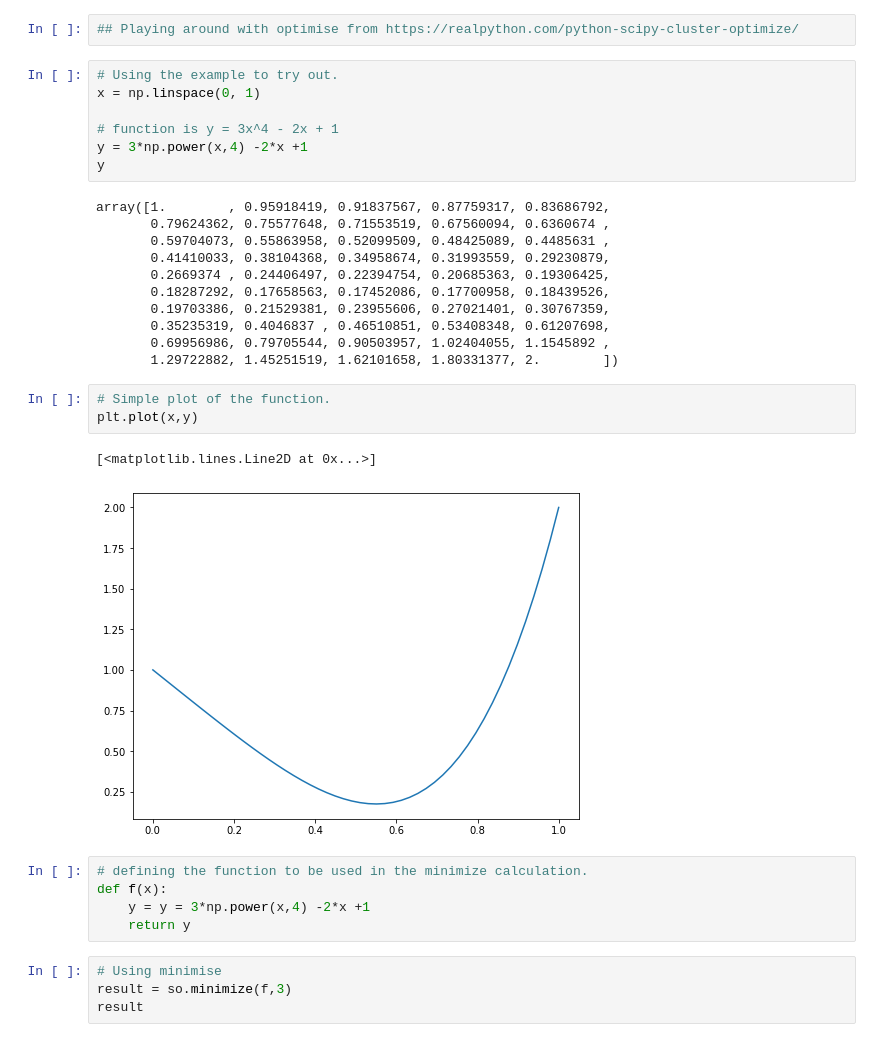
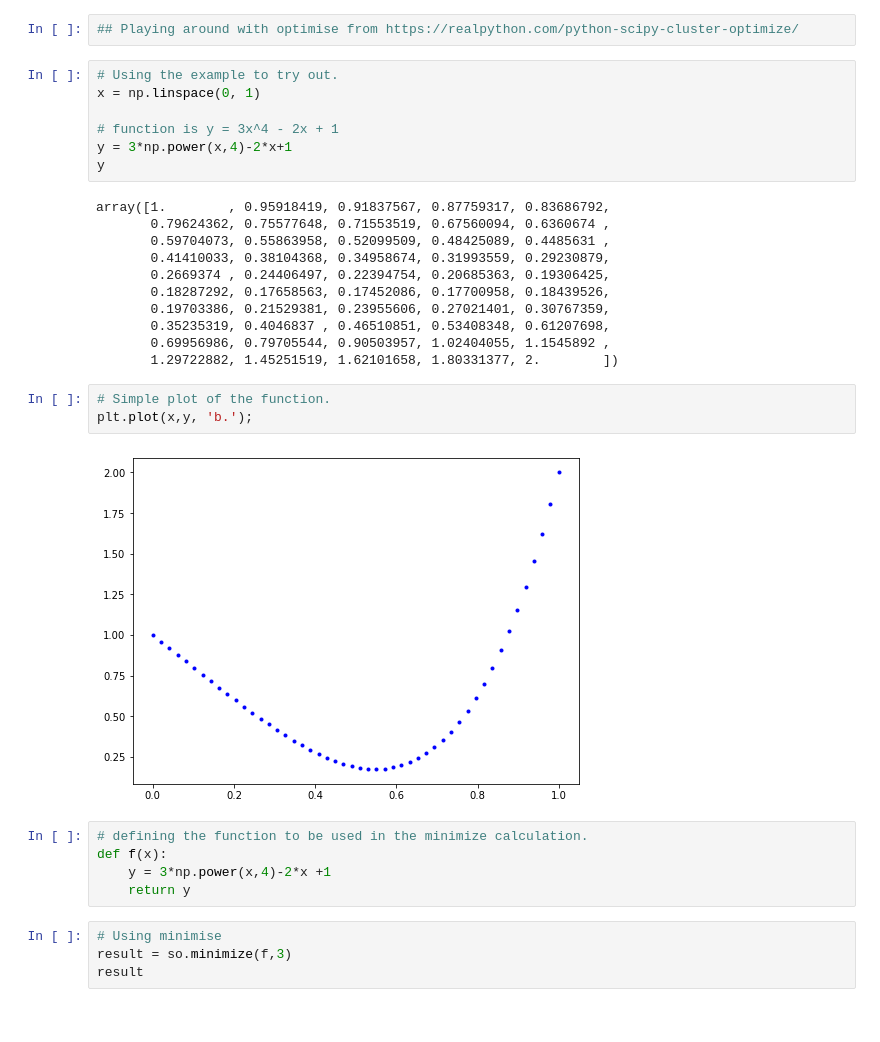
Before and after one commit to donneger/machinelearning_statistics, a Jupyter notebook: ml_practicals/ml_stats_practicals_models.ipynb, the cells around one changed output. Drawn from its saved outputs; the diff is of its cells as text.

```diff
--- a/ml_practicals/ml_stats_practicals_models.ipynb
+++ b/ml_practicals/ml_stats_practicals_models.ipynb
@@ -225,7 +258,7 @@ result
 x = np.linspace(0, 1)
 
 # function is y = 3x^4 - 2x + 1
-y = 3*np.power(x,4) -2*x +1
+y = 3*np.power(x,4)-2*x+1
 y
 # %% [output]
 array([1.        , 0.95918419, 0.91837567, 0.87759317, 0.83686792,
@@ -240,14 +273,13 @@ array([1.        , 0.95918419, 0.91837567, 0.87759317, 0.83686792,
        1.29722882, 1.45251519, 1.62101658, 1.80331377, 2.        ])
 # %%
 # Simple plot of the function.
-plt.plot(x,y)
+plt.plot(x,y, 'b.');
 # %% [output]
-[<matplotlib.lines.Line2D at 0x...>]
-[figure, old version]
+[figure, new version]
 # %%
 # defining the function to be used in the minimize calculation.
 def f(x):
-    y = y = 3*np.power(x,4) -2*x +1
+    y = 3*np.power(x,4)-2*x +1
     return y
 # %%
 # Using minimise
```
Also changed, not shown: parts of 15 cells of this notebook.
